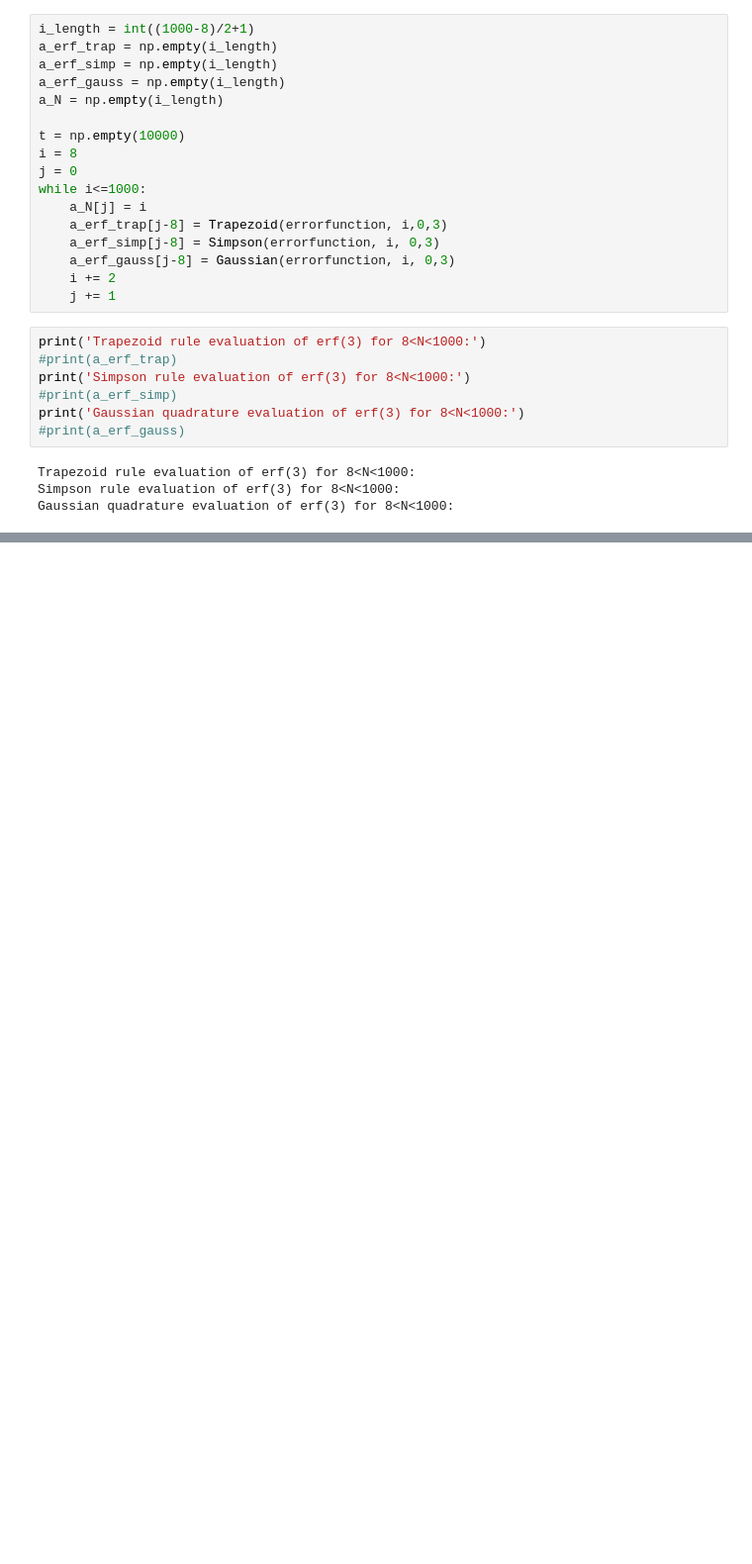
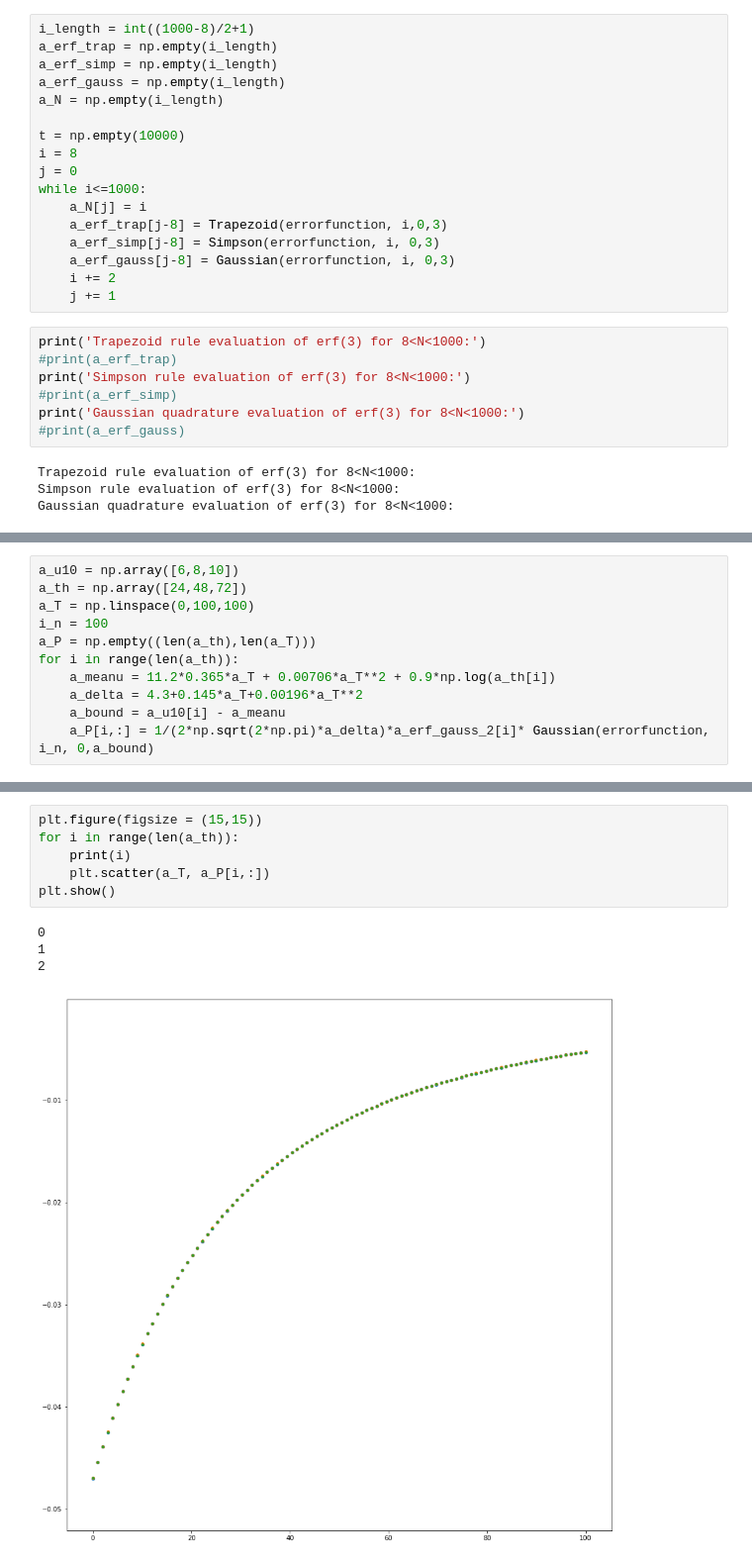
Before and after one commit to andrewkhardy/PHY-407, a Jupyter notebook: Lab03_Q1.ipynb, the cells around one changed output, grey strips where cells are left out. Shown at 99% size. Saved outputs shown, nothing was run; the diff lists cells and outputs as text; blank space fills up the shorter version.

```diff
--- a/Lab03_Q1.ipynb
+++ b/Lab03_Q1.ipynb
@@ -227,0 +248,11 @@ print(t)
+# %%
+a_u10 = np.array([6,8,10])
+a_th = np.array([24,48,72])
+a_T = np.linspace(0,100,100)
+i_n = 100
+a_P = np.empty((len(a_th),len(a_T)))
+for i in range(len(a_th)):
+    a_meanu = 11.2*0.365*a_T + 0.00706*a_T**2 + 0.9*np.log(a_th[i])
+    a_delta = 4.3+0.145*a_T+0.00196*a_T**2
+    a_bound = a_u10[i] - a_meanu
+    a_P[i,:] = 1/(2*np.sqrt(2*np.pi)*a_delta)*a_erf_gauss_2[i]* Gaussian(errorfunction, i_n, 0,a_bound)
@@ -227,0 +280,11 @@ print(t)
+# %%
+plt.figure(figsize = (15,15))
+for i in range(len(a_th)):
+    print(i)
+    plt.scatter(a_T, a_P[i,:])
+plt.show()
+# %% [output]
+0
+1
+2
+[figure, added]
```
Also changed, not shown: parts of 10 cells of this notebook, 2 other files.
